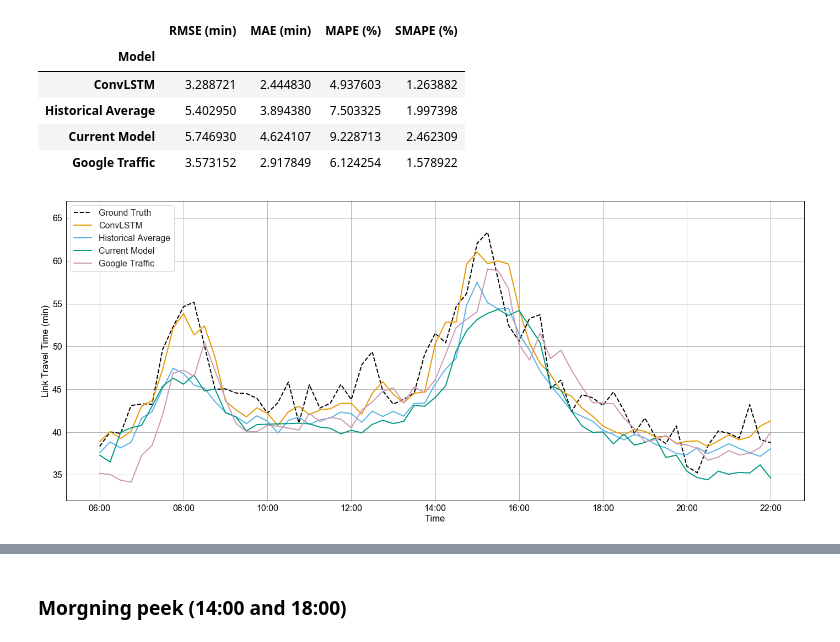
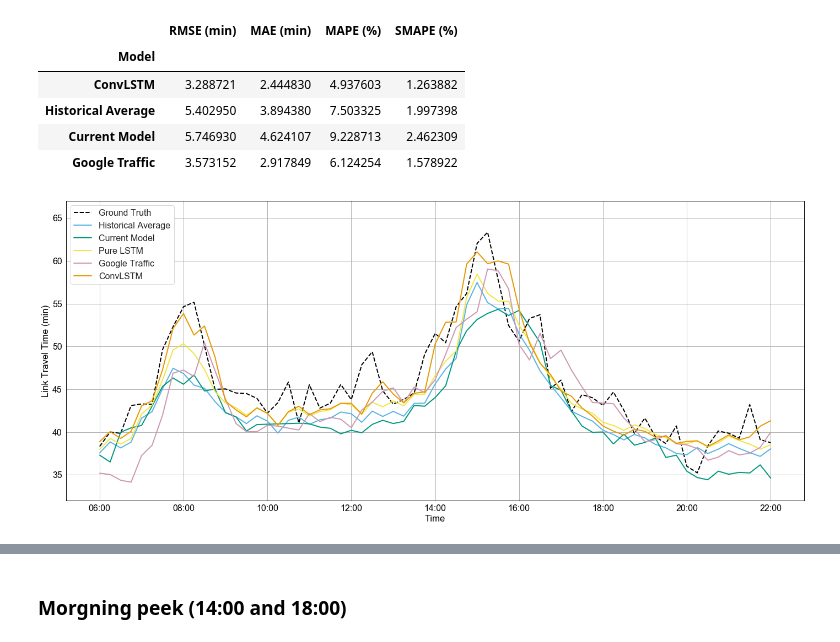
Before and after one commit to niklascp/bus-arrival-convlstm, a Jupyter notebook: jupyter/Comparison.ipynb, the cells around one changed output, grey strips where cells are left out. Saved outputs shown, nothing was run; the diff lists cells and outputs as text; code cells hidden in the pictures.

```diff
--- a/jupyter/Comparison.ipynb
+++ b/jupyter/Comparison.ipynb
@@ -74,3 +76,5 @@ ts_gmaps = pd.read_csv('../data/google/data_prepared.csv', index_col = 0, parse_
+# %%
+ts_lstm = pd.read_csv('../data/Output-PureLSTM.csv', index_col = 0, parse_dates = True)
 # %% [markdown]
 ### Load and transform Historical Average
 # %%
@@ -84,6 +88,7 @@ Collect statistics into single data frame.
 # %%
 comp = pd.DataFrame(index = ix, data = ts_true.sum(axis = 1) / 60, columns = ['Ground Truth'])
 comp['ConvLSTM'] = ts_convlstm.sum(axis = 1) / 60
+comp['LSTM'] = ts_lstm.sum(axis = 1) / 60
 comp['Historical Average'] = ts_ha.sum(axis = 1) / 60
 comp['Current Model'] = ts_cm.sum(axis = 1) / 60
 comp['Google Traffic'] = ts_gmaps.sum(axis = 1) / 60
@@ -159,26 +165,27 @@ comparison_matrix(comp_day)
 # %%
 comp_day = comp_[comp_['Day'] == 'Friday']
 fig, ax = plt.subplots(figsize = (24, 10))
-a, = plt.plot(comp_day['Ground Truth'], label = 'Ground Truth', color = 'C0', linewidth = 2, linestyle = '--')
-b, = plt.plot(comp_day['ConvLSTM'], label = 'ConvLSTM', color = 'C1', linewidth = 2, linestyle = '-')
-b, = plt.plot(comp_day['Historical Average'], label = 'Historical Average', color = 'C2', linewidth = 2, linestyle = '-')
-c, = plt.plot(comp_day['Current Model'], label = 'Current Model', color = 'C3', linewidth = 2, linestyle = '-')
-d, = plt.plot(comp_day['Google Traffic'], label = 'Google Traffic', color = 'C7', linewidth = 2, linestyle = '-')
+plt.plot(comp_day['Ground Truth'], label = 'Ground Truth', color = 'C0', linewidth = 2, linestyle = '--')
+plt.plot(comp_day['Historical Average'], label = 'Historical Average', color = 'C2', linewidth = 2, linestyle = '-')
+plt.plot(comp_day['Current Model'], label = 'Current Model', color = 'C3', linewidth = 2, linestyle = '-')
+plt.plot(comp_day['LSTM'], label = 'Pure LSTM', color = 'C4', linewidth = 2, linestyle = '-')
+plt.plot(comp_day['Google Traffic'], label = 'Google Traffic', color = 'C7', linewidth = 2, linestyle = '-')
+plt.plot(comp_day['ConvLSTM'], label = 'ConvLSTM', color = 'C1', linewidth = 2, linestyle = '-')
 ax.legend(loc='upper left', )
 
 
 dt_ix = pd.date_range(min(comp_day.index), max(comp_day.index) + pd.to_timedelta('00:15:00'), freq = '2H')
 ax.set_xticks(dt_ix[dt_ix.indexer_between_time('06:00', '22:00')])
 xfmt = md.DateFormatter('%H:%M')
 ax.xaxis.set_major_formatter(xfmt)
 ax.set_xlabel('Time')
 ax.set_ylabel('Link Travel Time (min)')
 ax.set_ylim(32, 67)
 
 plt.savefig('../paper/plots/comparison_day_2.pdf', bbox_inches='tight')
 plt.savefig('../paper/plots/comparison_day_2.png', bbox_inches='tight', dpi=300)
 # %% [output]
-[figure, old version]
+[figure, new version]
 # %%
 comparison_matrix(comp_day)
 # %% [output]
```
Also changed, not shown: parts of 8 cells of this notebook, 15 other files.
